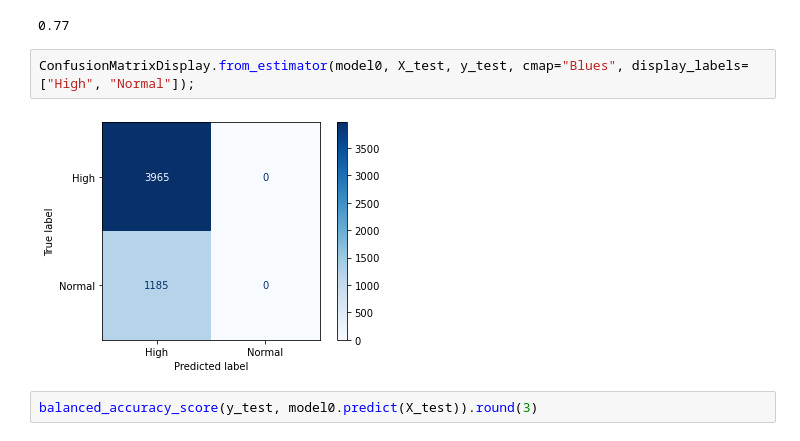
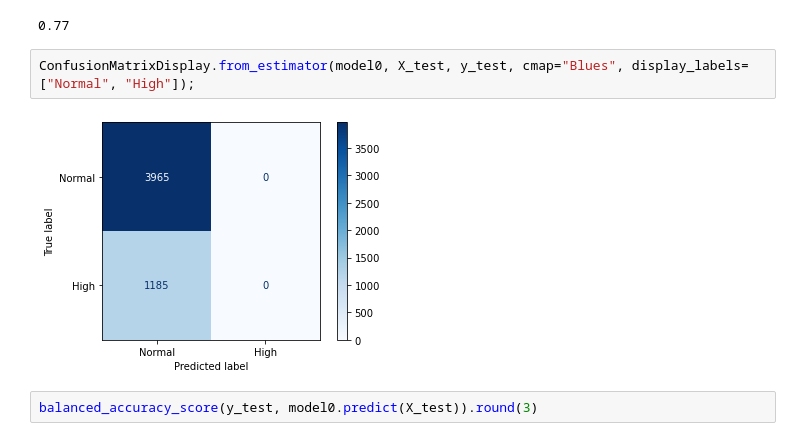
Before and after one commit to CodyCan/High-Blood-Pressure-Analysis, a Jupyter notebook: code/01_EDA_Cleaning.ipynb, the cells around one changed output. Saved outputs shown, nothing was run; the diff lists cells and outputs as text.

Commit message:
some modeling with imbalance data

```diff
--- a/code/01_EDA_Cleaning.ipynb
+++ b/code/01_EDA_Cleaning.ipynb
@@ -449,9 +451,9 @@ model0.score(X_test, y_test).round(3)
 # %% [output]
 0.77
 # %%
-ConfusionMatrixDisplay.from_estimator(model0, X_test, y_test, cmap="Blues", display_labels=["High", "Normal"]);
+ConfusionMatrixDisplay.from_estimator(model0, X_test, y_test, cmap="Blues", display_labels=["Normal", "High"]);
 # %% [output]
-[figure, old version]
+[figure, new version]
 # %%
 balanced_accuracy_score(y_test, model0.predict(X_test)).round(3)
 # %% [output]
```
Also changed, not shown: parts of 25 cells of this notebook.
